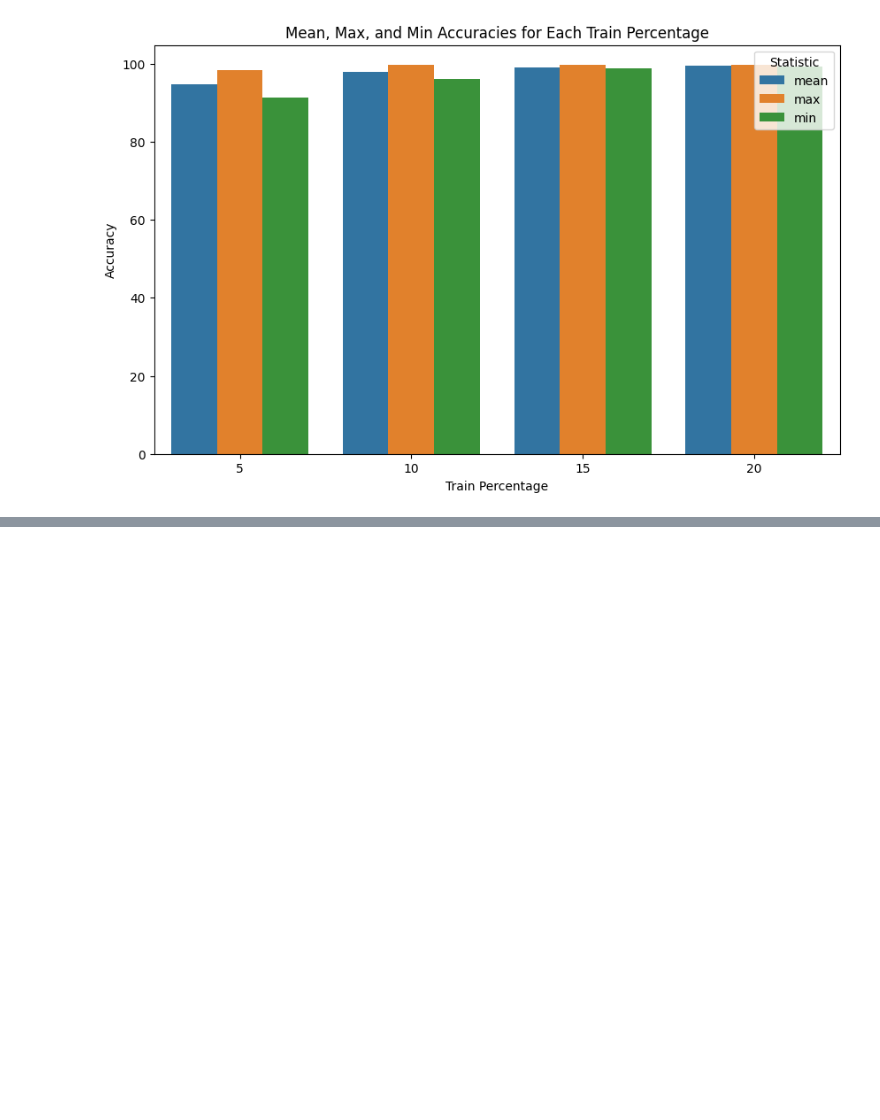
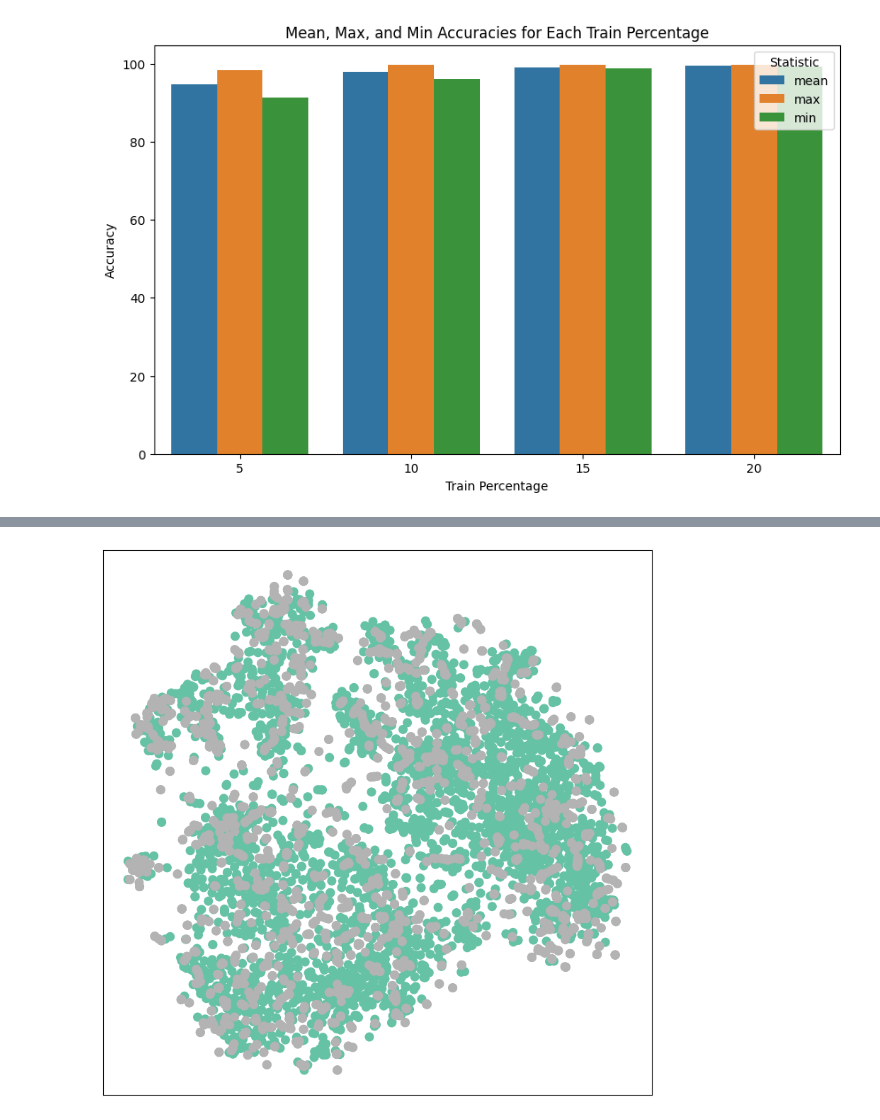
Before and after one commit to OmarAtyqy/VpaGCN, a Jupyter notebook: main.ipynb, the cells around one changed output, grey strips where cells are left out. Drawn from its saved outputs; the diff is of its cells as text; code cells hidden in the pictures; blank space fills up the shorter version.

Commit message:
added tsne

```diff
--- a/main.ipynb
+++ b/main.ipynb
@@ -1382,0 +1398,2 @@ plt.savefig('figures/results/inv_k_fold.png', dpi=300)
+# %%
+device = torch.device("cuda" if torch.cuda.is_available() else "cpu")
@@ -1382,0 +1647,16 @@ plt.savefig('figures/results/inv_k_fold.png', dpi=300)
+# %%
+# TSNE
+def visualize(h, color):
+    z = TSNE(n_components=2).fit_transform(h.detach().cpu().numpy())
+
+    plt.figure(figsize=(10,10))
+    plt.xticks([])
+    plt.yticks([])
+
+    plt.scatter(z[:, 0], z[:, 1], s=70, c=color, cmap="Set2")
+    plt.show()
+
+# run the tsne
+visualize(data.features, data.VAP.detach().cpu().numpy())
+# %% [output]
+[figure, added]
```
Also changed, not shown: parts of 10 cells of this notebook.
